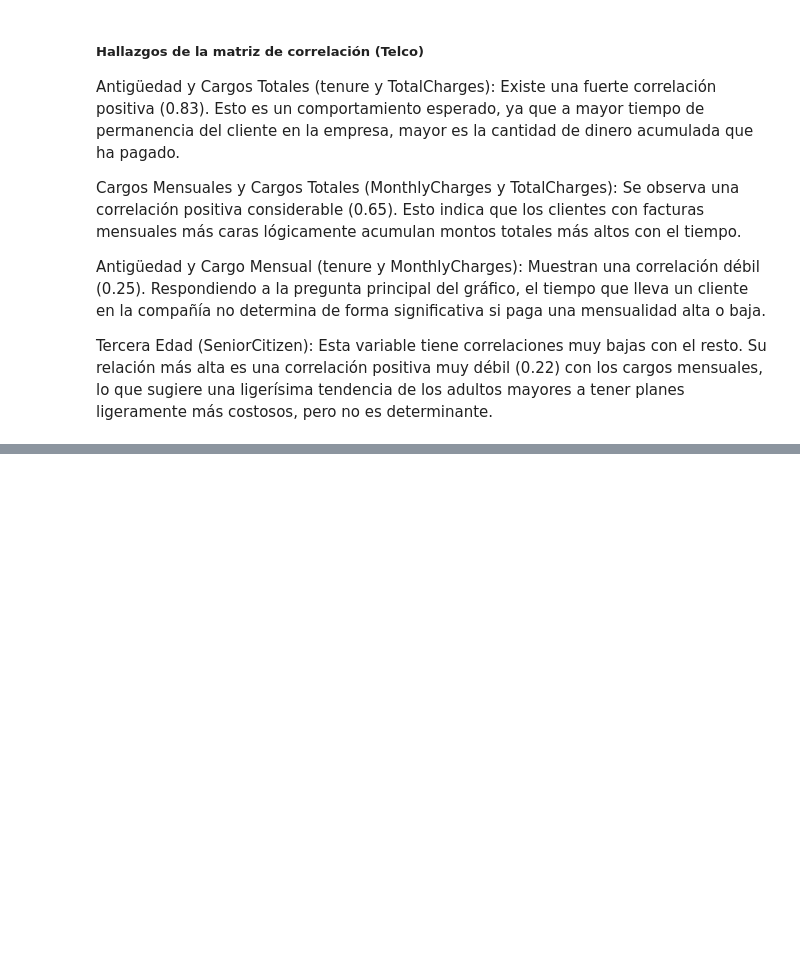
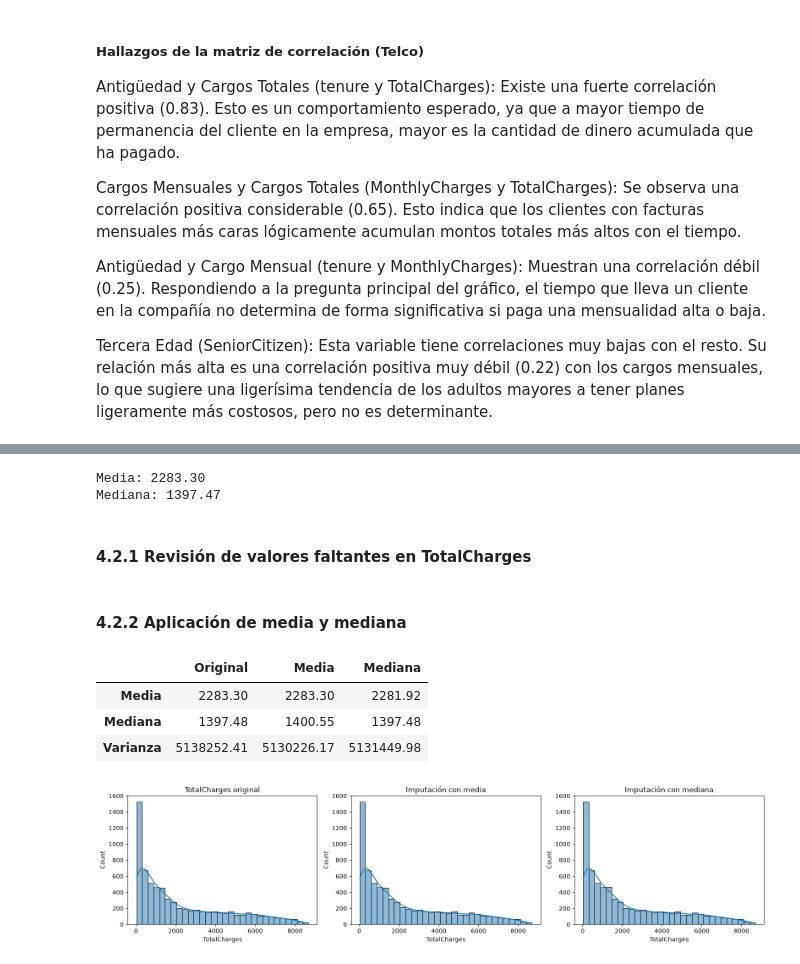
Before and after one commit to IanRey692/IA, a Jupyter notebook: P2/notebooks/EDA_Limpieza.ipynb, the cells around one changed output, grey strips where cells are left out. Saved outputs shown, nothing was run; the diff lists cells and outputs as text; code cells hidden in the pictures; blank space fills up the shorter version.

```diff
--- a/P2/notebooks/EDA_Limpieza.ipynb
+++ b/P2/notebooks/EDA_Limpieza.ipynb
@@ -490,0 +510,13 @@ Tercera Edad (SeniorCitizen): Esta variable tiene correlaciones muy bajas con el
+# %%
+# Valores faltantes de las variables seleccionadas
+
+print("Titanic")
+print(df_titanic[['Age', 'Embarked']].isnull().sum())
+
+df_telco['TotalCharges'] = pd.to_numeric(
+    df_telco['TotalCharges'],
+    errors='coerce'
+)
+
+print("\nTelco")
+print(df_telco[['TotalCharges']].isnull().sum())
@@ -490,0 +706,63 @@ Tercera Edad (SeniorCitizen): Esta variable tiene correlaciones muy bajas con el
+# %%
+telco_A = df_telco.copy()
+telco_B = df_telco.copy()
+
+telco_A['TotalCharges_missing'] = telco_A['TotalCharges'].isna().astype(int)
+telco_B['TotalCharges_missing'] = telco_B['TotalCharges'].isna().astype(int)
+
+media_total = df_telco['TotalCharges'].mean()
+mediana_total = df_telco['TotalCharges'].median()
+
+print(f"Media: {media_total:.2f}")
+print(f"Mediana: {mediana_total:.2f}")
+# %% [output]
+Media: 2283.30
+Mediana: 1397.47
+# %% [markdown]
+#### 4.2.1 Revisión de valores faltantes en TotalCharges
+# %%
+telco_A['TotalCharges'] = telco_A['TotalCharges'].fillna(media_total)
+telco_B['TotalCharges'] = telco_B['TotalCharges'].fillna(mediana_total)
+# %% [markdown]
+#### 4.2.2 Aplicación de media y mediana
+# %%
+comparacion_total = pd.DataFrame({
+    'Original': [
+        df_telco['TotalCharges'].mean(),
+        df_telco['TotalCharges'].median(),
+        df_telco['TotalCharges'].var()
+    ],
+    'Media': [
+        telco_A['TotalCharges'].mean(),
+        telco_A['TotalCharges'].median(),
+        telco_A['TotalCharges'].var()
+    ],
+    'Mediana': [
+        telco_B['TotalCharges'].mean(),
+        telco_B['TotalCharges'].median(),
+        telco_B['TotalCharges'].var()
+    ]
+}, index=['Media', 'Mediana', 'Varianza'])
+
+display(comparacion_total.round(2))
+# %% [output]
+|  | Original | Media | Mediana |
+| Media | 2283.30 | 2283.30 | 2281.92 |
+| Mediana | 1397.48 | 1400.55 | 1397.48 |
+| Varianza | 5138252.41 | 5130226.17 | 5131449.98 |
+# %%
+fig, axes = plt.subplots(1, 3, figsize=(16, 4))
+
+sns.histplot(df_telco['TotalCharges'], bins=30, kde=True, ax=axes[0])
+axes[0].set_title('TotalCharges original')
+
+sns.histplot(telco_A['TotalCharges'], bins=30, kde=True, ax=axes[1])
+axes[1].set_title('Imputación con media')
+
+sns.histplot(telco_B['TotalCharges'], bins=30, kde=True, ax=axes[2])
+axes[2].set_title('Imputación con mediana')
+
+plt.tight_layout()
+plt.show()
+# %% [output]
+[figure, added]
```
Also changed, not shown: parts of 42 cells of this notebook.
